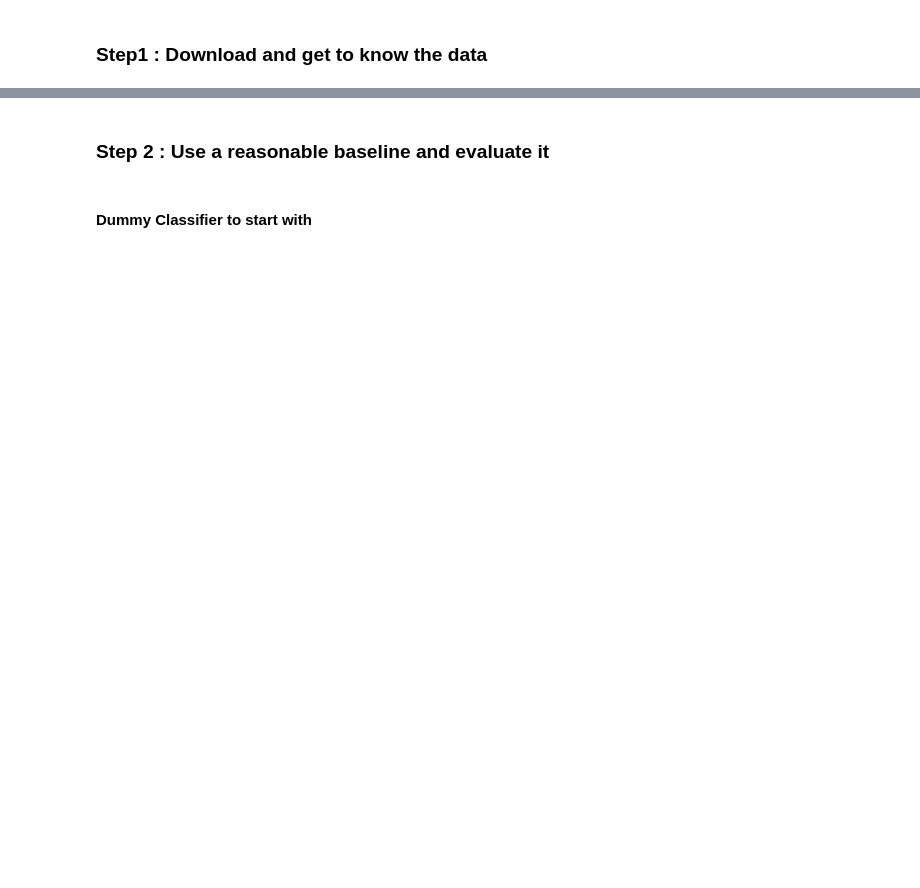
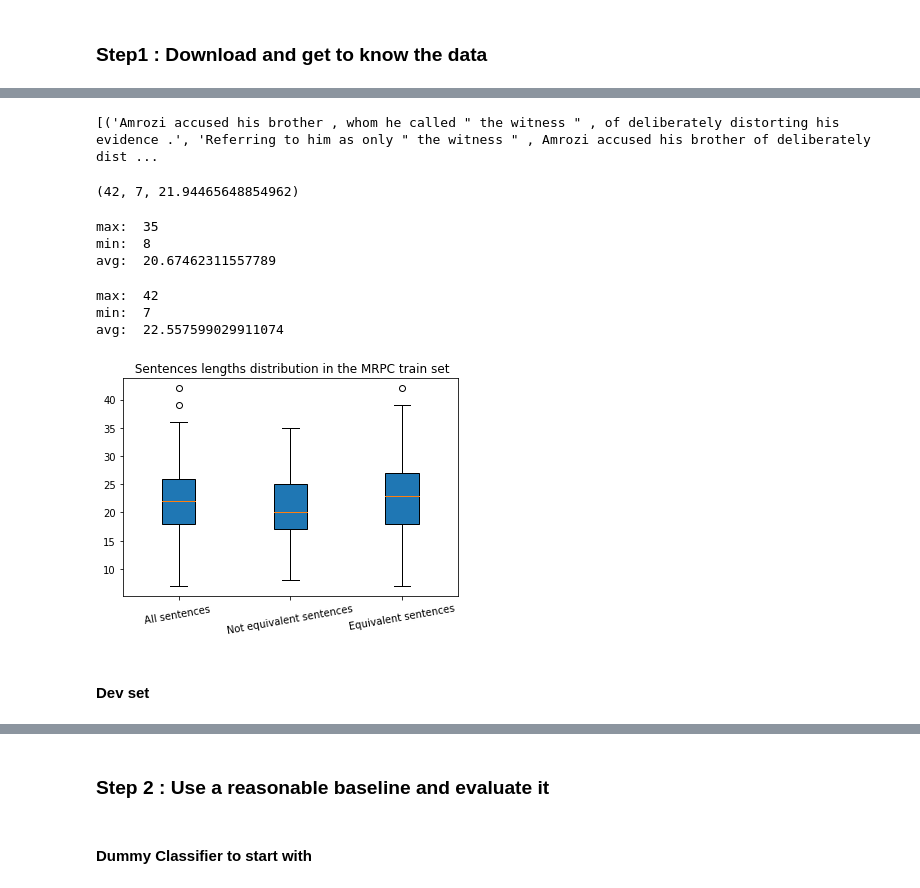
Before and after one commit to KacemKhaled/IFT6285-NLP-Project1, a Jupyter notebook: Projet1-Classification - task2.ipynb, the cells around one changed output, grey strips where cells are left out. Saved outputs shown, nothing was run; the diff lists cells and outputs as text; code cells hidden in the pictures; blank space fills up the shorter version.

```diff
--- a/Projet1-Classification - task2.ipynb
+++ b/Projet1-Classification - task2.ipynb
@@ -157,0 +148,68 @@ dev_cola_data
+# %%
+MRPC_train_pairs =  list(zip(MRPC['train']['sentence1'],MRPC['train']['sentence2']))
+train_sentences_list_lengthes =  [len ( sent.split() )  for sent in MRPC_train["sentence1"]] + [len ( sent.split() )  for sent in MRPC_train["sentence2"]]
+print(MRPC_train_pairs)
+train_max_len =  max( train_sentences_list_lengthes  )
+train_min_len =  min( train_sentences_list_lengthes )
+train_avg_len = mean ( train_sentences_list_lengthes  )
+
+train_max_len, train_min_len, train_avg_len
+# %% [output]
+[('Amrozi accused his brother , whom he called " the witness " , of deliberately distorting his evidence .', 'Referring to him as only " the witness " , Amrozi accused his brother of deliberately dist ...
+(42, 7, 21.94465648854962)
+# %%
+train_not_equiv_sentences_list= []
+train_not_equiv_sentences_list_lengthes=[]
+for sent1,sent2   in zip(MRPC_train_0["sentence1"],MRPC_train_0["sentence2"]):
+      train_not_equiv_sentences_list+=([sent1,sent2])
+
+
+for sent1,sent2   in zip(MRPC_train_0["sentence1"],MRPC_train_0["sentence2"]):
+    train_not_equiv_sentences_list_lengthes+=([len(sent1.split()),len(sent2.split())])
+# even index : sentence 1 --> train_not_equiv_sentences_list[::2]
+# odd index : sentence 2 --> train_not_equiv_sentences_list[1::2]
+
+train_not_equiv_max_len =  max(train_not_equiv_sentences_list_lengthes )
+print('max: ',train_not_equiv_max_len)
+train_not_equiv_min_len = min(train_not_equiv_sentences_list_lengthes )
+print('min: ',train_not_equiv_min_len)
+train_not_equiv_avg_len = mean(train_not_equiv_sentences_list_lengthes  )
+print('avg: ', train_not_equiv_avg_len)
+# %% [output]
+max:  35
+min:  8
+avg:  20.67462311557789
+# %%
+train_equiv_sentences_list= []
+train_equiv_sentences_list_lengthes=[]
+for sent1,sent2   in zip(MRPC_train_1["sentence1"],MRPC_train_1["sentence2"]):
+      train_equiv_sentences_list+=([sent1,sent2])
+
+for sent1,sent2   in zip(MRPC_train_1["sentence1"],MRPC_train_1["sentence2"]):
+    train_equiv_sentences_list_lengthes+=([len(sent1.split()),len(sent2.split())])
+# even index : sentence 1 --> train_equiv_sentences_list[::2]
+# odd index : sentence 2 --> train__equiv_sentences_list[1::2]
+
+train_equiv_max_len =  max(train_equiv_sentences_list_lengthes )
+print('max: ',train_equiv_max_len)
+train_equiv_min_len = min(train_equiv_sentences_list_lengthes )
+print('min: ',train_equiv_min_len)
+train_equiv_avg_len = mean(train_equiv_sentences_list_lengthes  )
+print('avg: ', train_equiv_avg_len)
+# %% [output]
+max:  42
+min:  7
+avg:  22.557599029911074
+# %%
+import matplotlib.pyplot as plt
+
+train_data_for_boxplots = [ train_sentences_list_lengthes, train_not_equiv_sentences_list_lengthes , train_equiv_sentences_list_lengthes ]
+fig_boxplot, ax_boxplot = plt.subplots()
+ax_boxplot.set_title(' Sentences lengths distribution in the MRPC train set')
+ax_boxplot.boxplot(train_data_for_boxplots, patch_artist = True)
+plt.xticks([1, 2, 3], ["All sentences ", "Not equivalent sentences", "Equivalent sentences"], rotation=10)
+plt.show()
+# %% [output]
+[figure, added]
+# %% [markdown]
+#### Dev set
```
Also changed, not shown: parts of 187 cells of this notebook, 6 other files.
